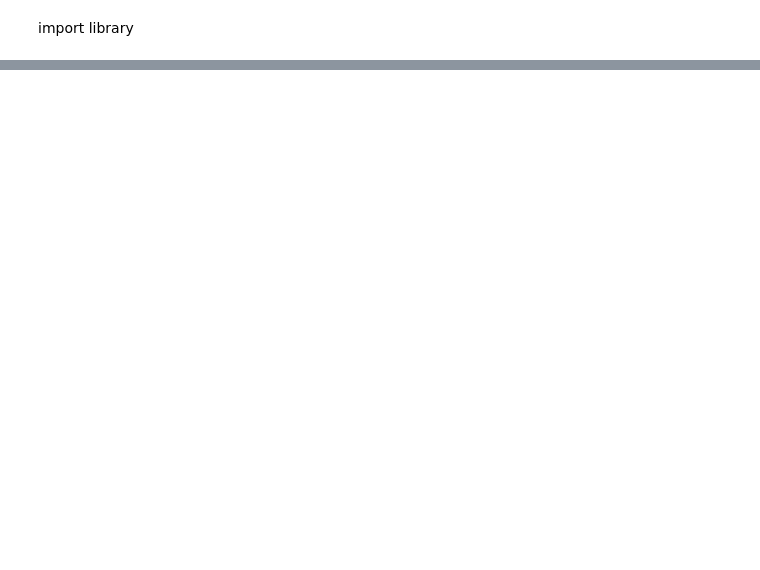
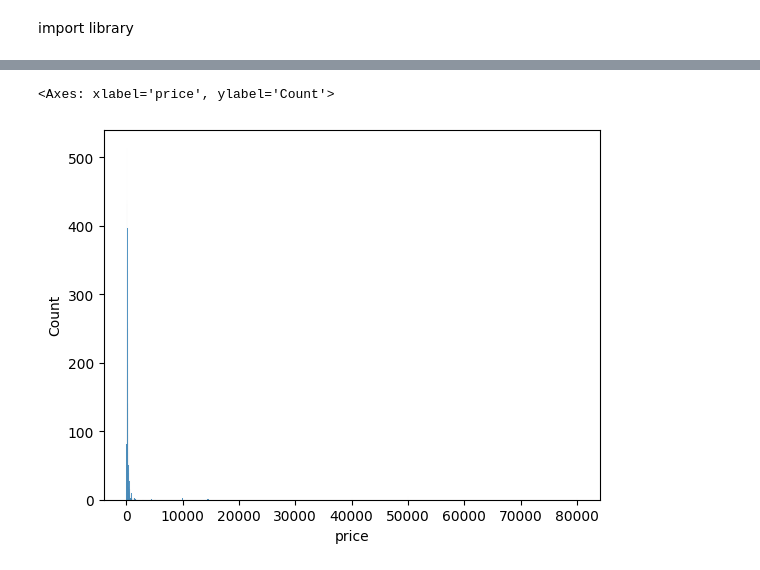
Before and after one commit to ghatpreneur/Pacman-Study-Case, a Jupyter notebook: air bnb/airbnb.ipynb, the cells around one changed output, grey strips where cells are left out. Saved outputs shown, nothing was run; the diff lists cells and outputs as text; code cells hidden in the pictures; blank space fills up the shorter version.

```diff
--- a/air bnb/airbnb.ipynb
+++ b/air bnb/airbnb.ipynb
@@ -128,0 +301,4 @@ warnings.filterwarnings('ignore')
+# %%
+# menghapus tanda percent
+listings_filtered.loc[:, 'host_response_rate']  = listings_filtered.host_response_rate.str.replace('%', "")
+listings_filtered.host_response_rate
@@ -128,0 +341,12 @@ warnings.filterwarnings('ignore')
+# %%
+# mengisi NaN dengan nilai -1
+listings_filtered.host_response_rate.fillna(-1, inplace=True)
+
+# mengubah tipe data menjadi int
+listings_filtered.host_response_rate = listings_filtered.host_response_rate.astype(np.int64)
+
+# mengembalikan -1 menjadi NaN
+listings_filtered.host_response_rate.replace(-1, np.nan,  inplace=True)
+
+# menampilkan data host_response_rate
+listings_filtered.host_response_rate
@@ -128,0 +379,4 @@ warnings.filterwarnings('ignore')
+# %%
+# mengubah nama kolom sehingga representatif
+listings_filtered = listings_filtered.rename(columns = {'host_response_rate' : 'percent_host_rate'})
+listings_filtered.percent_host_rate
@@ -128,0 +443,10 @@ warnings.filterwarnings('ignore')
+# %%
+# menghilangkan tanda $ dan koma
+listings_filtered.price = listings_filtered.price.str.replace("$", "")
+listings_filtered.price = listings_filtered.price.str.replace(",", "")
+
+# mengubah kolom sehingga bertipe float
+listings_filtered.price = listings_filtered.price.astype("float")
+
+# menampilkan data price
+listings_filtered.price
@@ -128,0 +601,6 @@ warnings.filterwarnings('ignore')
+# %%
+# melihat distibusi kolom price
+sns.histplot(data=listings_filtered, x = "price")
+# %% [output]
+<Axes: xlabel='price', ylabel='Count'>
+[figure, added]
```
Also changed, not shown: parts of 122 cells of this notebook, 33 other files.
